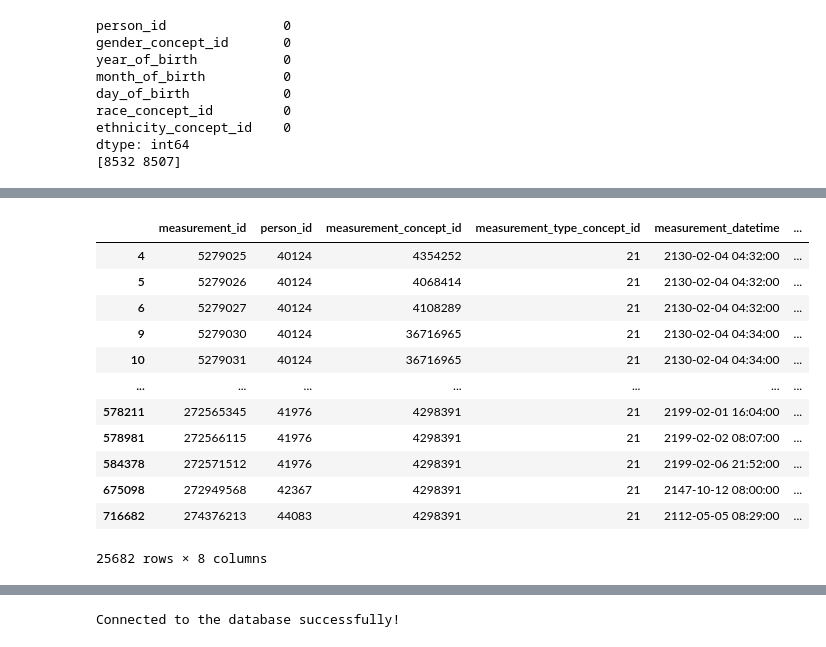
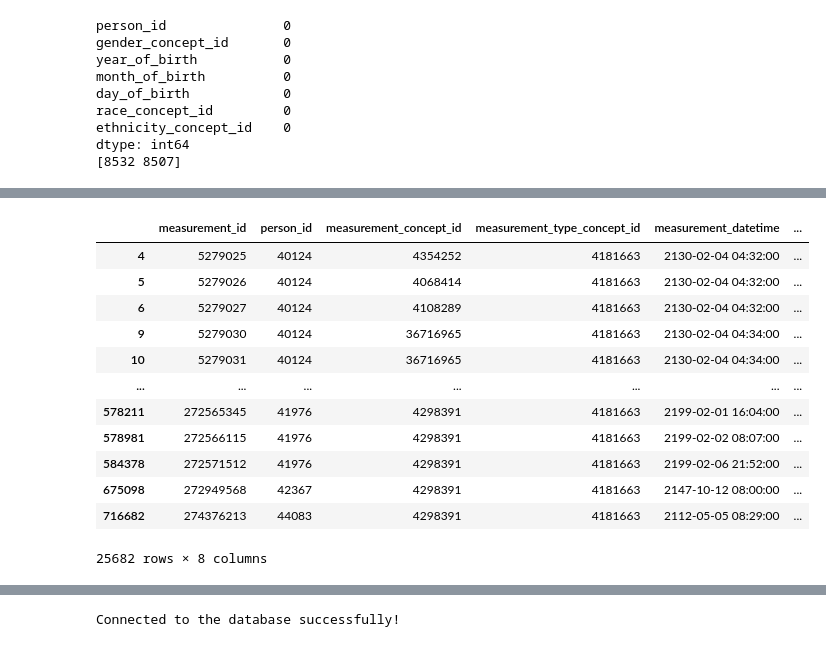
Before and after one commit to Mehd212/MIMICETL, a Jupyter notebook: main.ipynb, the cells around one changed output, grey strips where cells are left out. Cells and saved outputs as stored; diff of their text form; code cells hidden in the pictures.

```diff
--- a/main.ipynb
+++ b/main.ipynb
@@ -1,5 +1,6 @@
 # %%
 import pandas as pd
+import numpy as np
 
 patients = pd.read_csv("data/PATIENTS.csv", low_memory=False)
 diagnoses_icd = pd.read_csv("data/DIAGNOSES_ICD.csv", low_memory=False)
@@ -12,6 +13,7 @@ vocabulary = pd.read_csv("data/vocabulary.csv", low_memory=False, keep_default_n
 domain = pd.read_csv("data/domain.csv", low_memory=False, keep_default_na=False)
 mapped_drugs = pd.read_csv("data/alldrugs_mapped.csv", low_memory=False, keep_default_na=False)
 drug_rxnorm = pd.read_csv("data/drug_rxnorm.csv", low_memory=False, keep_default_na=False)
+mapped_additional_concepts = pd.read_csv("data/mapped_additional_concepts.csv", low_memory=False, keep_default_na=False, sep=';')
 # %%
 htn_diagnoses = diagnoses_icd[
     diagnoses_icd['icd9_code'].str.startswith(('401', '402', '403', '404', '405'))
@@ -575,7 +660,7 @@ condition_occurrence = pd.DataFrame({
     'condition_occurrence_id': htn_diagnoses['row_id'],
     'person_id': htn_diagnoses['subject_id'],
     'condition_concept_id': htn_diagnoses['icd9_code'].map(mapped_icd9.set_index('sourceCode')['targetConceptId']).fillna(-1).astype(int),
-    'condition_type_concept_id' : htn_diagnoses['icd9_code'].map(mapped_icd9.set_index('sourceCode')['targetDomainId']).map(domain.set_index('domain_id')['domain_concept_id']).fillna(-1).astype(int),
+    'condition_type_concept_id' : htn_diagnoses['icd9_code'].map(mapped_icd9.set_index('sourceCode')['targetConceptId']).map(diagnostic_concept.set_index('concept_id')['concept_class_id']).map(mapped_additional_concepts.set_index('sourceName')['targetConceptId']).fillna(-1).astype(int),
     'condition_start_datetime': pd.to_datetime(htn_diagnoses['admittime']),
     'condition_start_date': pd.to_datetime(htn_diagnoses['admittime']).dt.date,
     'condition_end_datetime': pd.to_datetime(htn_diagnoses['dischtime']),
@@ -616,7 +701,7 @@ drug_exposure = pd.DataFrame({
     'drug_exposure_id': prescriptions_data['row_id'],
     'person_id': prescriptions_data['subject_id'],
     'drug_concept_id': prescriptions_data['drug'].map(mapped_drugs.set_index('sourceName')['targetConceptId']).fillna(-1).astype(int),
-    'drug_type_concept_id': -1,  # FIXME
+    'drug_type_concept_id': prescriptions_data['drug'].map(mapped_drugs.set_index('sourceName')['targetConceptId']).map(drug_concept.set_index('concept_id')['concept_class_id']).map(mapped_additional_concepts.set_index('sourceName')['targetConceptId']).fillna(-1).astype(int),
     'drug_exposure_start_datetime': pd.to_datetime(prescriptions_data['startdate']),
     'drug_exposure_start_date': pd.to_datetime(prescriptions_data['startdate']).dt.date,
     'drug_exposure_end_datetime': pd.to_datetime(prescriptions_data['enddate']).fillna(pd.NaT),
@@ -626,6 +711,6 @@ drug_exposure = pd.DataFrame({
     'visit_occurrence_id': prescriptions_data['hadm_id']
 })
 
-drug_exposure
+drug_exposure[drug_exposure['drug_concept_id'] != -1]
 # %% [output]
 |  | drug_exposure_id | person_id | drug_concept_id | drug_type_concept_id | drug_exposure_start_datetime | ... |
@@ -644,29 +729,29 @@ drug_exposure
 # %%
 measurement = pd.DataFrame({
     'measurement_id': bp_data['row_id'],
     'person_id': bp_data['subject_id'],
-    'measurement_concept_id': bp_data['itemid'].map(mapped_items.set_index('sourceCode')['targetConceptId']).fillna(-1),  # FIXME
-    "measurement_type_concept_id": bp_data['itemid'].map(mapped_items.set_index('sourceCode')['targetDomainId']).map(domain.set_index('domain_id')['domain_concept_id']).fillna(-1),  # FIXME
+    'measurement_concept_id': bp_data['itemid'].map(mapped_items.set_index('sourceCode')['targetConceptId']).fillna(-1),
+    "measurement_type_concept_id": bp_data['itemid'].map(mapped_items.set_index('sourceCode')['targetConceptClassId']).map(mapped_additional_concepts.set_index('sourceName')['targetConceptId']).fillna(-1).astype(int),
     'measurement_datetime': pd.to_datetime(bp_data['charttime']),
     'measurement_date': pd.to_datetime(bp_data['charttime']).dt.date,
     'value_as_number': pd.to_numeric(bp_data['value'], errors='coerce'),
     'unit_source_value': bp_data['valueuom']
 })
 
 measurement
 # %% [output]
 |  | measurement_id | person_id | measurement_concept_id | measurement_type_concept_id | measurement_datetime | ... |
-| 4 | 5279025 | 40124 | 4354252 | 21 | 2130-02-04 04:32:00 | ... |
-| 5 | 5279026 | 40124 | 4068414 | 21 | 2130-02-04 04:32:00 | ... |
-| 6 | 5279027 | 40124 | 4108289 | 21 | 2130-02-04 04:32:00 | ... |
-| 9 | 5279030 | 40124 | 36716965 | 21 | 2130-02-04 04:34:00 | ... |
-| 10 | 5279031 | 40124 | 36716965 | 21 | 2130-02-04 04:34:00 | ... |
+| 4 | 5279025 | 40124 | 4354252 | 4181663 | 2130-02-04 04:32:00 | ... |
+| 5 | 5279026 | 40124 | 4068414 | 4181663 | 2130-02-04 04:32:00 | ... |
+| 6 | 5279027 | 40124 | 4108289 | 4181663 | 2130-02-04 04:32:00 | ... |
+| 9 | 5279030 | 40124 | 36716965 | 4181663 | 2130-02-04 04:34:00 | ... |
+| 10 | 5279031 | 40124 | 36716965 | 4181663 | 2130-02-04 04:34:00 | ... |
 | ... | ... | ... | ... | ... | ... | ... |
-| 578211 | 272565345 | 41976 | 4298391 | 21 | 2199-02-01 16:04:00 | ... |
-| 578981 | 272566115 | 41976 | 4298391 | 21 | 2199-02-02 08:07:00 | ... |
-| 584378 | 272571512 | 41976 | 4298391 | 21 | 2199-02-06 21:52:00 | ... |
-| 675098 | 272949568 | 42367 | 4298391 | 21 | 2147-10-12 08:00:00 | ... |
-| 716682 | 274376213 | 44083 | 4298391 | 21 | 2112-05-05 08:29:00 | ... |
+| 578211 | 272565345 | 41976 | 4298391 | 4181663 | 2199-02-01 16:04:00 | ... |
+| 578981 | 272566115 | 41976 | 4298391 | 4181663 | 2199-02-02 08:07:00 | ... |
+| 584378 | 272571512 | 41976 | 4298391 | 4181663 | 2199-02-06 21:52:00 | ... |
+| 675098 | 272949568 | 42367 | 4298391 | 4181663 | 2147-10-12 08:00:00 | ... |
+| 716682 | 274376213 | 44083 | 4298391 | 4181663 | 2112-05-05 08:29:00 | ... |
 25682 rows × 8 columns
 # %%
 print(visit_occurrence.head())
```
Also changed, not shown: parts of 11 cells of this notebook, 1 other file.
